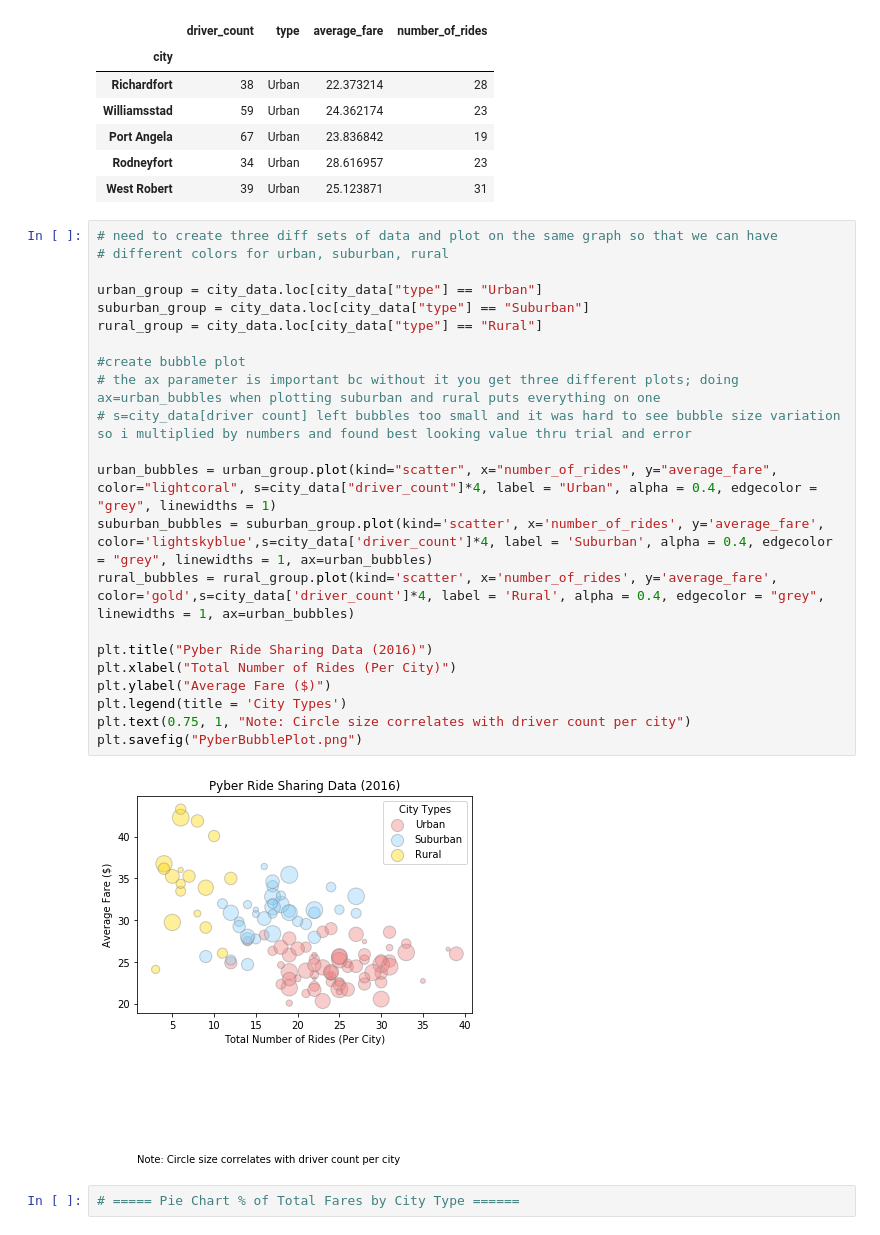
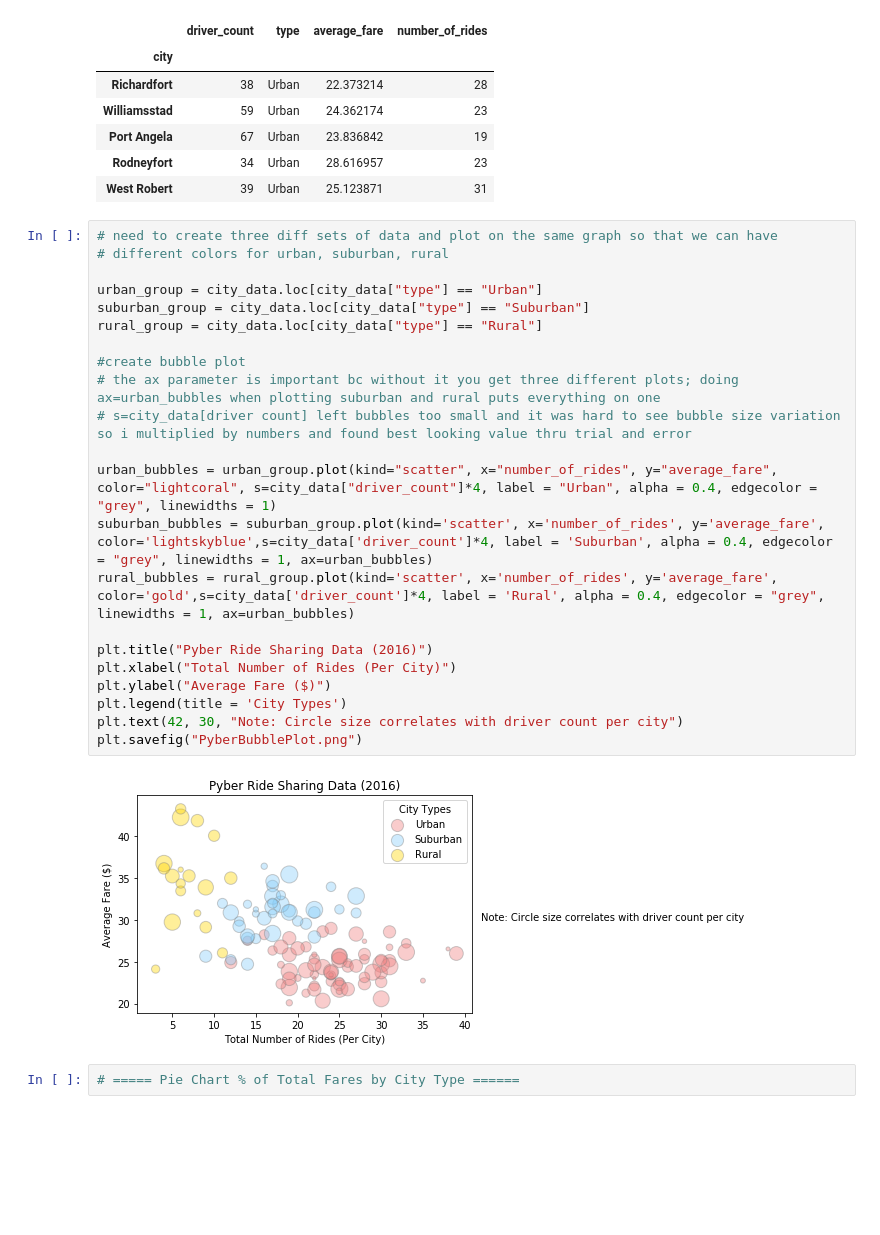
Before and after one commit to rachaelcamick/matplotlib_hw_5, a Jupyter notebook: Pyber.ipynb, the cells around one changed output. Drawn from its saved outputs; the diff is of its cells as text; blank space fills up the shorter version.

```diff
--- a/Pyber.ipynb
+++ b/Pyber.ipynb
@@ -69,27 +69,27 @@ city_data.head()
 # %%
 # need to create three diff sets of data and plot on the same graph so that we can have
 # different colors for urban, suburban, rural
 
 urban_group = city_data.loc[city_data["type"] == "Urban"]
 suburban_group = city_data.loc[city_data["type"] == "Suburban"]
 rural_group = city_data.loc[city_data["type"] == "Rural"]
 
 #create bubble plot
 # the ax parameter is important bc without it you get three different plots; doing ax=urban_bubbles when plotting suburban and rural puts everything on one
 # s=city_data[driver count] left bubbles too small and it was hard to see bubble size variation so i multiplied by numbers and found best looking value thru trial and error
 
 urban_bubbles = urban_group.plot(kind="scatter", x="number_of_rides", y="average_fare", color="lightcoral", s=city_data["driver_count"]*4, label = "Urban", alpha = 0.4, edgecolor = "grey", linewidths = 1)
 suburban_bubbles = suburban_group.plot(kind='scatter', x='number_of_rides', y='average_fare', color='lightskyblue',s=city_data['driver_count']*4, label = 'Suburban', alpha = 0.4, edgecolor = "grey", linewidths = 1, ax=urban_bubbles)
 rural_bubbles = rural_group.plot(kind='scatter', x='number_of_rides', y='average_fare', color='gold',s=city_data['driver_count']*4, label = 'Rural', alpha = 0.4, edgecolor = "grey", linewidths = 1, ax=urban_bubbles)
 
 plt.title("Pyber Ride Sharing Data (2016)")
 plt.xlabel("Total Number of Rides (Per City)")
 plt.ylabel("Average Fare ($)")
 plt.legend(title = 'City Types')
-plt.text(0.75, 1, "Note: Circle size correlates with driver count per city")
+plt.text(42, 30, "Note: Circle size correlates with driver count per city")
 plt.savefig("PyberBubblePlot.png")
 # %% [output]
-[figure, old version]
+[figure, new version]
 # %%
 # ===== Pie Chart % of Total Fares by City Type ======
 # %%
```
Also changed, not shown: 1 other file.
